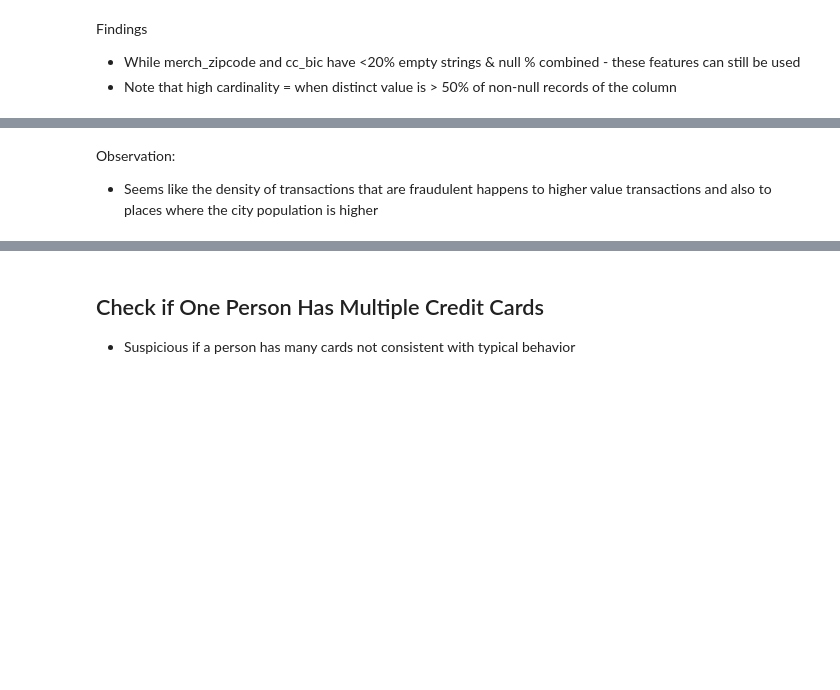
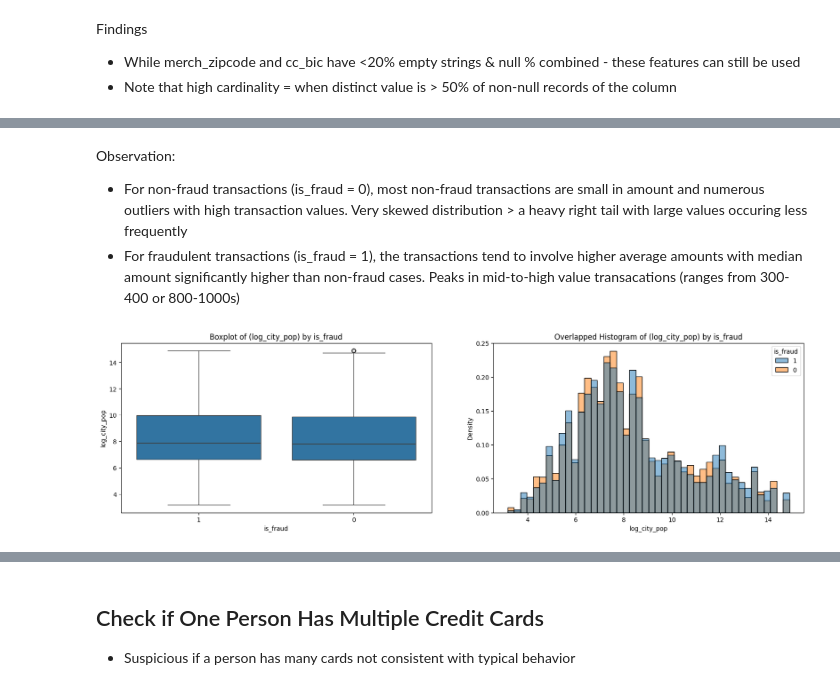
Before and after one commit to kennysimsj/cc_sample, a Jupyter notebook: cc_analytics_sample.ipynb, the cells around one changed output, grey strips where cells are left out. Cells and saved outputs as stored; diff of their text form; code cells hidden in the pictures; blank space fills up the shorter version.

```diff
--- a/cc_analytics_sample.ipynb
+++ b/cc_analytics_sample.ipynb
@@ -246,3 +304,16 @@ stg_df.select(*(sum((col(c)=="").cast("int")).alias(c) for c in stg_df.columns))
 +----------+---+--------+------+------+--------+--------------+----------------------+---------+----------+-------------+--------+---------------------+---------+------+---+----+--------+---+---+----- ...
 |         0|  0|       0|144381|     0|       0|             0|                     0|        0|         0|            0|       0|                    0|        0|     0|  0|   0|       0|  0|  0|      ...
 +----------+---+--------+------+------+--------+--------------+----------------------+---------+----------+-------------+--------+---------------------+---------+------+---+----+--------+---+---+----- ...
+# %%
+stg_df.groupBy("cc_bic").count().show()
+# NOTE: Seems like there's invalid values ("NA", "Null"). BIC/SWIFT Codes typically follows a pattern of 8 or 11 characters
+
+# Clean missing or invalids value and standardized to "NA"
+invalid_cond = (
+        col("cc_bic").isNull() |
+        (lower(trim(col("cc_bic"))).isin(['', 'NA', 'null']))
+    )
+
+# NOTE: This is transformed into dim_df - which is going to be used for EDA but DQA stll checks using stg_df
+dim_df = stg_df.withColumn("cc_bic", when(invalid_cond, lit("NA")).otherwise(col("cc_bic")))
+dim_df.groupBy("cc_bic").count().show()
@@ -724,3 +807,24 @@ for feature in numerical_cols:
 # %% [markdown]
 Observation:
-- Seems like the density of transactions that are fraudulent happens to higher value transactions and also to places where the city population is higher
+- For non-fraud transactions (is_fraud = 0), most non-fraud transactions are small in amount and numerous outliers with high transaction values. Very skewed distribution > a heavy right tail with large values occuring less frequently
+- For fraudulent transactions (is_fraud = 1), the transactions tend to involve higher average amounts with median amount significantly higher than non-fraud cases. Peaks in mid-to-high value transacations (ranges from 300-400 or 800-1000s)
+# %%
+# Log scaling for the city_pop field because the distribution is too skewed for easier view on the distribition
+balanced_pd['log_city_pop'] = np.log1p(balanced_pd['city_pop'])
+
+#  Check the historam between amt and the classes in is_fraud
+plt.figure(figsize=(20, 5))
+
+# First subplot for the boxplot
+plt.subplot(1, 2, 1)
+sns.boxplot(data=balanced_pd, x="is_fraud", y="log_city_pop")
+plt.title(f"Boxplot of (log_city_pop) by is_fraud")
+
+# Second subplot for the histogram
+plt.subplot(1,2,2)
+sns.histplot(data=balanced_pd, x="log_city_pop", hue="is_fraud", stat="density", common_norm=False)
+plt.title(f"Overlapped Histogram of (log_city_pop) by is_fraud")
+
+plt.show()
+# %% [output]
+[figure, added]
```
Also changed, not shown: parts of 74 cells of this notebook.
